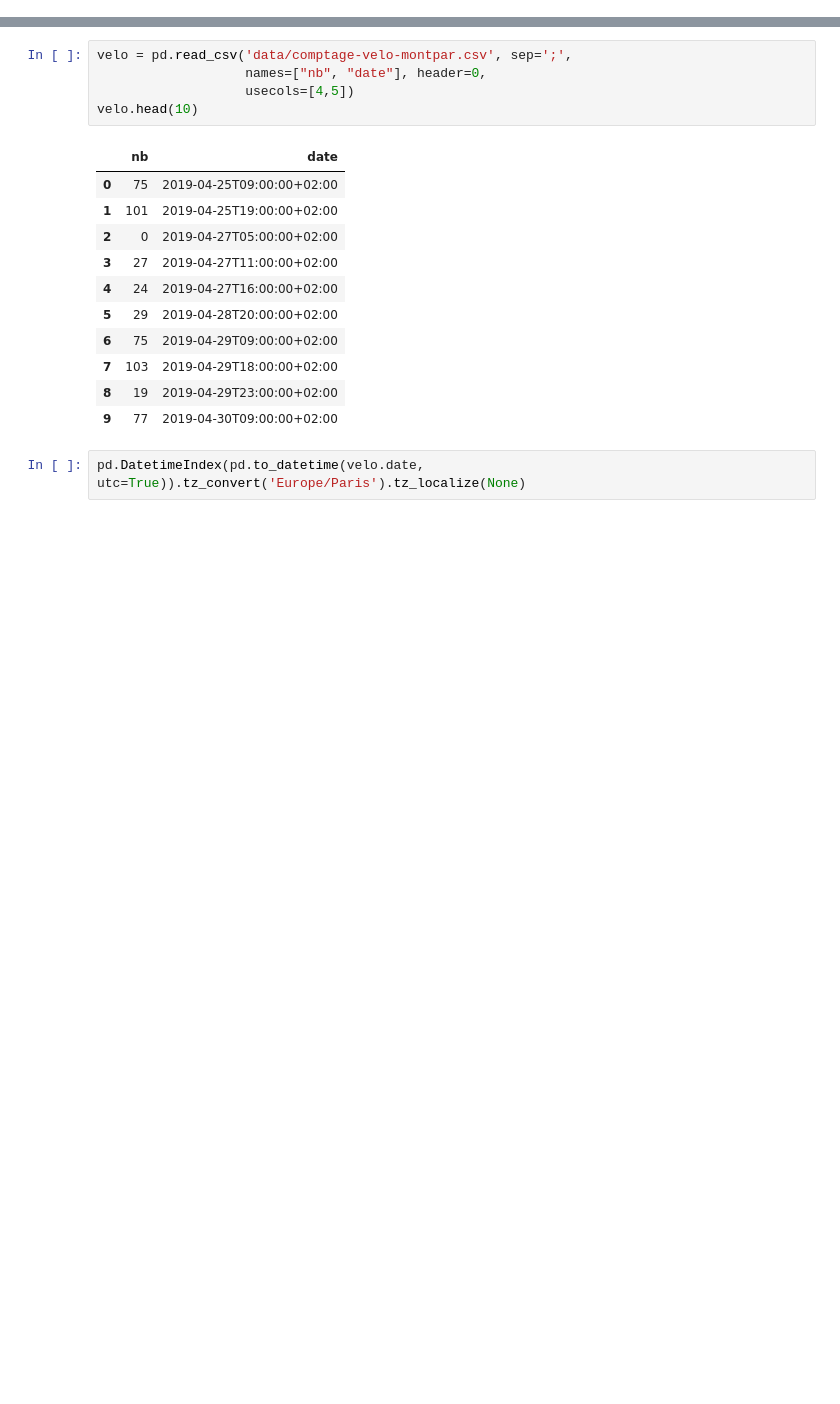
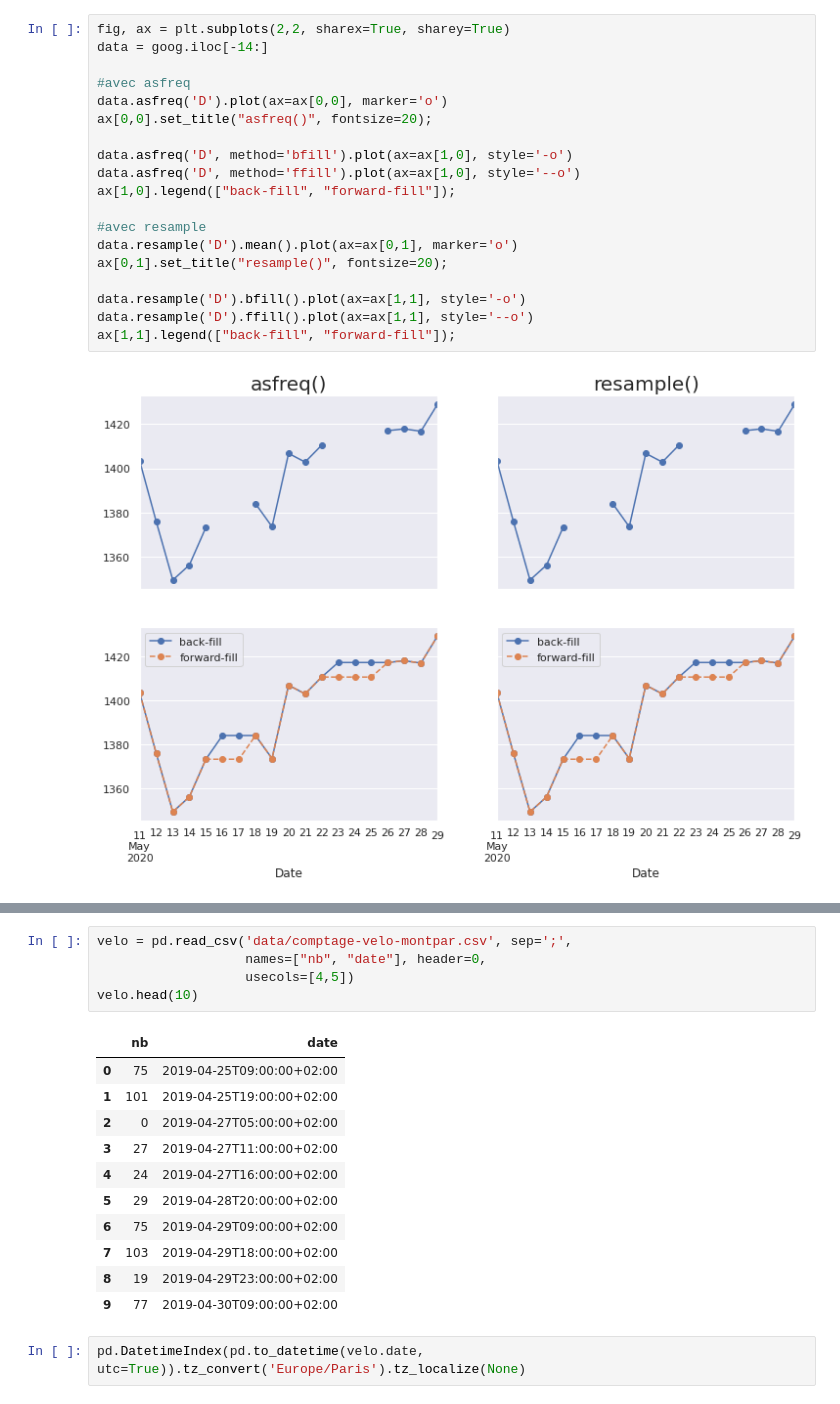
Before and after one commit to Statoscop/notebooks-blog, a Jupyter notebook: Series temporelles/SeriesTemp_Python_2.ipynb, the cells around one changed output, grey strips where cells are left out. Saved outputs shown, nothing was run; the diff lists cells and outputs as text; blank space fills up the shorter version.

```diff
--- a/Series temporelles/SeriesTemp_Python_2.ipynb
+++ b/Series temporelles/SeriesTemp_Python_2.ipynb
@@ -4,0 +100,21 @@
+# %%
+fig, ax = plt.subplots(2,2, sharex=True, sharey=True)
+data = goog.iloc[-14:]
+
+#avec asfreq
+data.asfreq('D').plot(ax=ax[0,0], marker='o')
+ax[0,0].set_title("asfreq()", fontsize=20);
+
+data.asfreq('D', method='bfill').plot(ax=ax[1,0], style='-o')
+data.asfreq('D', method='ffill').plot(ax=ax[1,0], style='--o')
+ax[1,0].legend(["back-fill", "forward-fill"]);
+
+#avec resample
+data.resample('D').mean().plot(ax=ax[0,1], marker='o')
+ax[0,1].set_title("resample()", fontsize=20);
+
+data.resample('D').bfill().plot(ax=ax[1,1], style='-o')
+data.resample('D').ffill().plot(ax=ax[1,1], style='--o')
+ax[1,1].legend(["back-fill", "forward-fill"]);
+# %% [output]
+[figure, added]
```
Also changed, not shown: parts of 19 cells of this notebook, 3 other files.
